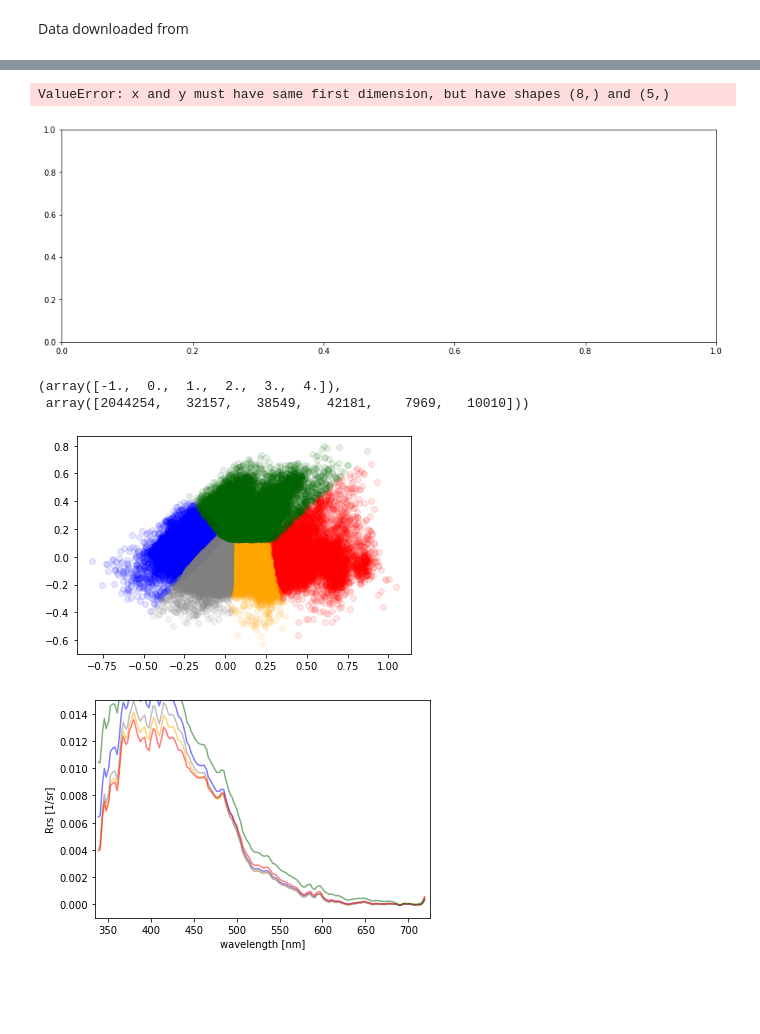
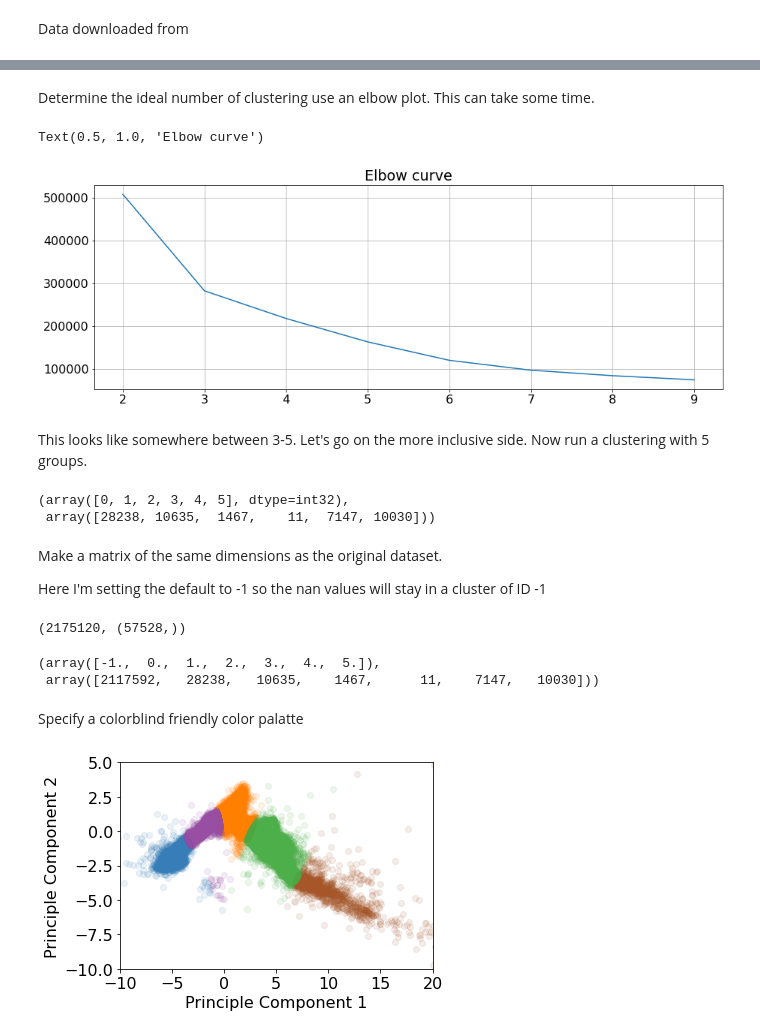
Before and after one commit to patrickcgray/ml_in_ocean_rs, a Jupyter notebook: clustering_pace.ipynb, the cells around one changed output, grey strips where cells are left out. Saved outputs shown, nothing was run; the diff lists cells and outputs as text; code cells hidden in the pictures; blank space fills up the shorter version.

```diff
--- a/clustering_pace.ipynb
+++ b/clustering_pace.ipynb
@@ -152,0 +269,2 @@ masked_flat_xds.shape
+# %%
+X = (masked_flat_xds.T/masked_flat_xds[:,38]).T
@@ -153,9 +287,8 @@ masked_flat_xds.shape
+# %% [markdown]
+Determine the ideal number of clustering use an elbow plot. This can take some time.
 # %%
-from sklearn.cluster import KMeans
-
-X = masked_flat_xds[:,20:]
 distorsions = []
-for k in range(2, 7):
+for k in range(2, 10):
     kmeans = KMeans(n_clusters=k)
     kmeans.fit(X)
     distorsions.append(kmeans.inertia_)
@@ -165,23 +298,34 @@ plt.plot(range(2, 10), distorsions)
 plt.grid(True)
 plt.title('Elbow curve')
 # %% [output]
-ValueError: x and y must have same first dimension, but have shapes (8,) and (5,)
+Text(0.5, 1.0, 'Elbow curve')
-[figure, old version]
+[figure, new version]
+# %% [markdown]
+This looks like somewhere between 3-5. Let's go on the more inclusive side. Now run a clustering with 5 groups.
 # %%
-from sklearn.cluster import KMeans
-
-# X = masked_flat_xds[:,20:]
-X = (masked_flat_xds[:,20:].T/masked_flat_xds[:,45]).T
-
-kmeans = KMeans(n_clusters=5, random_state=42,).fit(X)
+kmeans = KMeans(n_clusters=6).fit(X)
+# %%
+np.unique(kmeans.labels_, return_counts=True)
+# %% [output]
+(array([0, 1, 2, 3, 4, 5], dtype=int32),
+ array([28238, 10635,  1467,    11,  7147, 10030]))
+# %% [markdown]
+Make a matrix of the same dimensions as the original dataset.
+
+Here I'm setting the default to -1 so the nan values will stay in a cluster of ID -1
+# %%
+flat_xds.shape[0], kmeans.labels_.shape
+# %% [output]
+(2175120, (57528,))
 # %%
 all_clusters = np.zeros(flat_xds.shape[0])-1
 all_clusters[mask] = kmeans.labels_
 # %%
-np.unique(all_clusters, return_counts=True)
+counts = np.unique(all_clusters, return_counts=True)
+counts
 # %% [output]
-(array([-1.,  0.,  1.,  2.,  3.,  4.]),
- array([2044254,   32157,   38549,   42181,    7969,   10010]))
+(array([-1.,  0.,  1.,  2.,  3.,  4.,  5.]),
+ array([2117592,   28238,   10635,    1467,      11,    7147,   10030]))
 # %%
 from sklearn.decomposition import PCA
 
@@ -190,28 +334,26 @@ pca = PCA(n_components=2).fit_transform(X)
 all_pca = np.zeros((flat_xds.shape[0],2))
 all_pca[:] = np.nan
 all_pca[mask] = pca
+# %% [markdown]
+Specify a colorblind friendly color palatte
 # %%
-colors = ["blue","orange", 'grey', 'red', 'darkgreen']
+colors = ['#ff7f00', '#377eb8', '#a65628','#f781bf', '#4daf4a', '#984ea3']
 # %%
 fig, ax = plt.subplots()
 
-for cluster_n in range(5):
+plt.xlim(-10,20)
+plt.ylim(-10,5)
+
+for cluster_n in [0,1,2,4,5]:
     ax.scatter(pca[:,0][kmeans.labels_==cluster_n],pca[:,1][kmeans.labels_==cluster_n],color=colors[cluster_n],alpha=0.1)
+
+
+plt.xlabel('Principle Component 1')
+plt.ylabel('Principle Component 2')
+
+plt.tight_layout()
+
+
+plt.savefig('figs/pca_pace.png',dpi=300)
 # %% [output]
-[figure, old version]
+[figure, new version]
-# %%
-for cluster_n in range(5):
-    plt.plot(wls,np.mean(masked_flat_xds[kmeans.labels_==cluster_n],axis=0),color=colors[cluster_n],alpha=0.5)
-
-plt.xlabel('wavelength [nm]')
-plt.ylabel('Rrs [1/sr]')
-plt.ylim(-0.001,0.015)
-plt.xlim(335,725)
-
-fig.tight_layout()
-
-# plt.savefig('figs/spectra_examples_nw_atlantic_oci.png',dpi=300)
-
-plt.show()
-# %% [output]
-[figure, removed]
```
Also changed, not shown: parts of 69 cells of this notebook.
